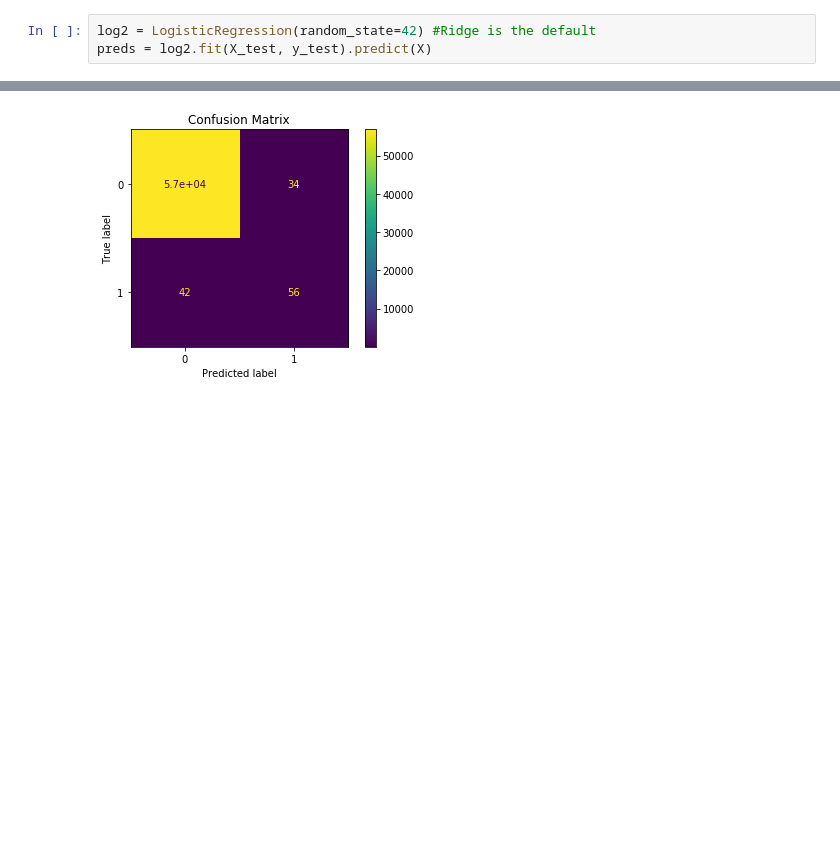
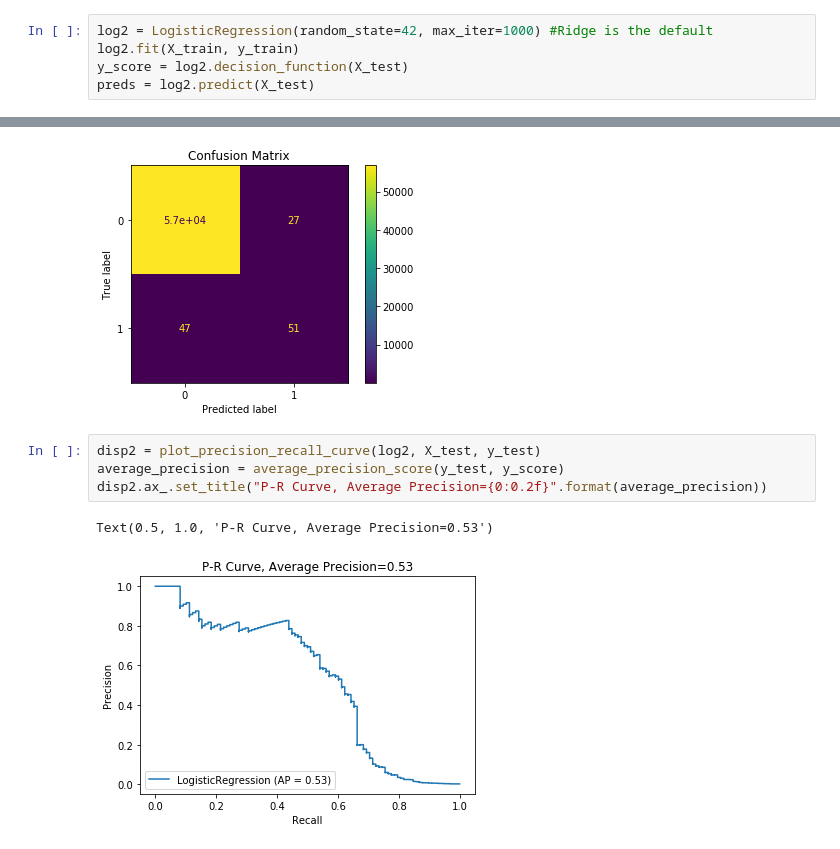
Before and after one commit to matthew-e-thomas/deeptnote-credit-card-fraud, a Jupyter notebook: credit_card_fraud_ml.ipynb, the cells around one changed output, grey strips where cells are left out. Cells and saved outputs as stored; diff of their text form; blank space fills up the shorter version.

Commit message:
Added P-R curve and fixed graphs

```diff
--- a/credit_card_fraud_ml.ipynb
+++ b/credit_card_fraud_ml.ipynb
@@ -80,5 +81,7 @@ cross_val.best_params_
 # %% [markdown]
 After running cross validation, it looks like an l1=0 (regular Ridge regression) is the best parameter
 # %%
-log2 = LogisticRegression(random_state=42) #Ridge is the default
-preds = log2.fit(X_test, y_test).predict(X)
+log2 = LogisticRegression(random_state=42, max_iter=1000) #Ridge is the default
+log2.fit(X_train, y_train)
+y_score = log2.decision_function(X_test)
+preds = log2.predict(X_test)
@@ -96,3 +91,10 @@ disp.ax_.set_title('Confusion Matrix')
 # %% [output]
 Text(0.5, 1.0, 'Confusion Matrix')
 [figure]
+# %%
+disp2 = plot_precision_recall_curve(log2, X_test, y_test)
+average_precision = average_precision_score(y_test, y_score)
+disp2.ax_.set_title("P-R Curve, Average Precision={0:0.2f}".format(average_precision))
+# %% [output]
+Text(0.5, 1.0, 'P-R Curve, Average Precision=0.53')
+[figure, added]
```
Also changed, not shown: parts of 2 cells of this notebook.
